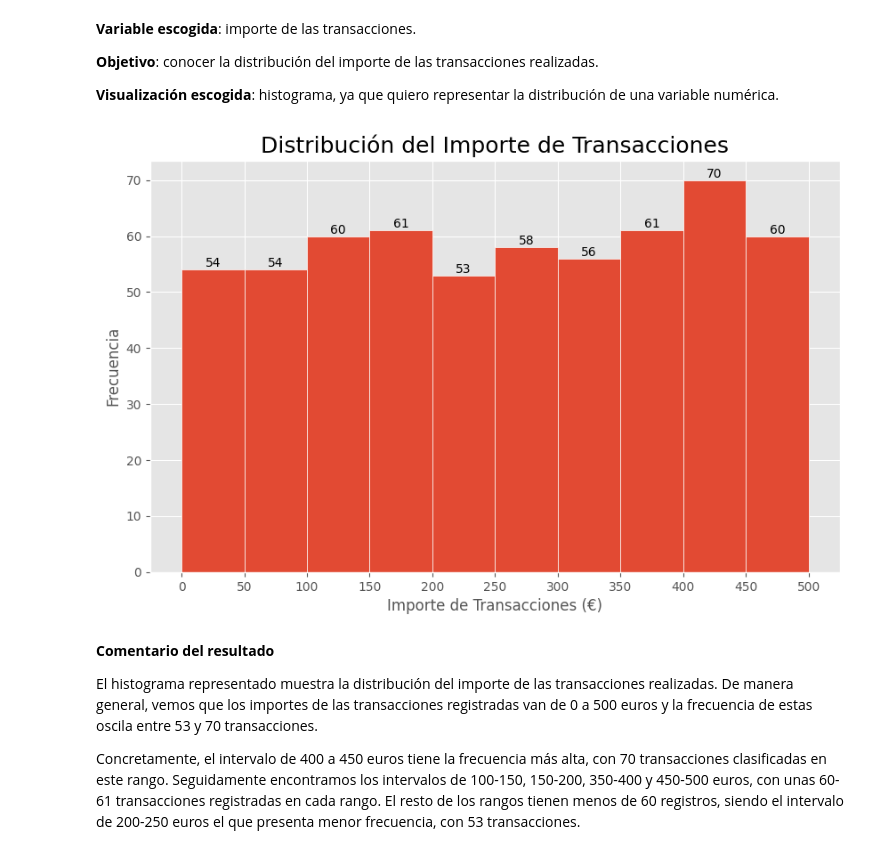
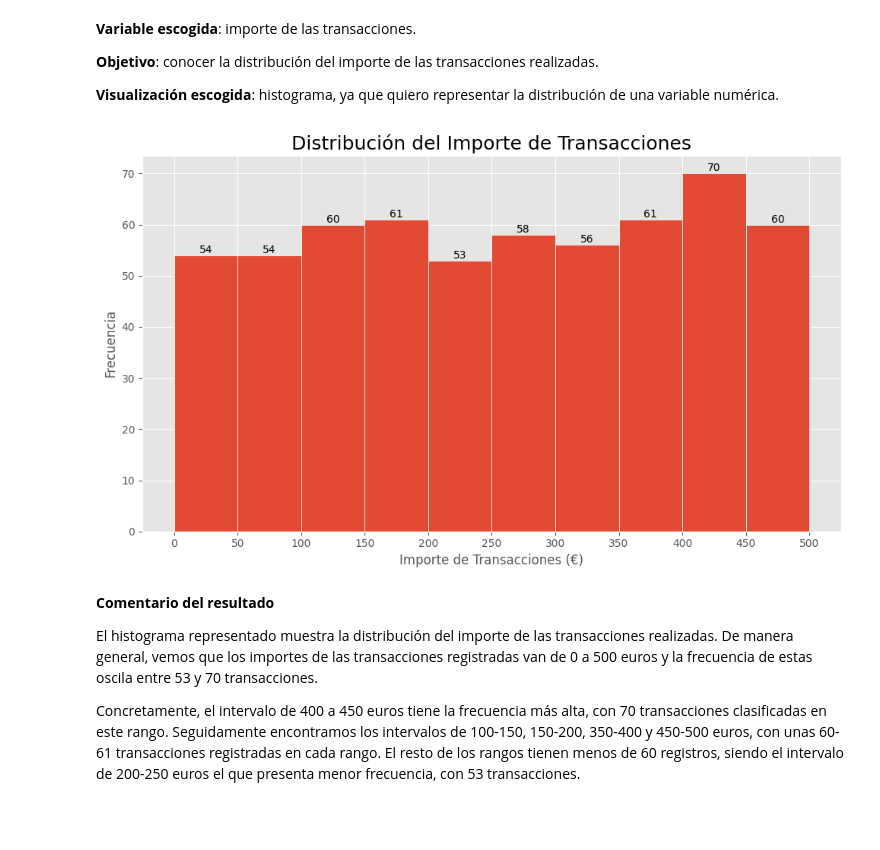
Before and after one commit to natalyamn/DataAnalytics_ITAcademy, a Jupyter notebook: 08. Sprint 8 Python/8.1 Visualizaciones en Python/Sprint8.01_NM.ipynb, the cells around one changed output. Drawn from its saved outputs; the diff is of its cells as text; code cells hidden in the pictures; blank space fills up the shorter version.

```diff
--- a/08. Sprint 8 Python/8.1 Visualizaciones en Python/Sprint8.01_NM.ipynb
+++ b/08. Sprint 8 Python/8.1 Visualizaciones en Python/Sprint8.01_NM.ipynb
@@ -82,17 +82,18 @@ plt.style.use('ggplot')
 # %%
 plt.figure(figsize=(10,6))
 values, bins, bars = plt.hist(dataframe['transaction']['amount'], bins=np.arange(0, 525, 50), edgecolor="white")
 
 plt.xticks(bins)
 
 plt.title('Distribución del Importe de Transacciones', fontsize=18)
 plt.xlabel('Importe de Transacciones (€)')
 plt.ylabel('Frecuencia')
 plt.bar_label(container=bars)
+plt.tight_layout()
 
 plt.show()
 # %% [output]
-[figure, old version]
+[figure, new version]
 # %% [markdown]
 **Comentario del resultado**
 
```
Also changed, not shown: parts of 9 cells of this notebook.
